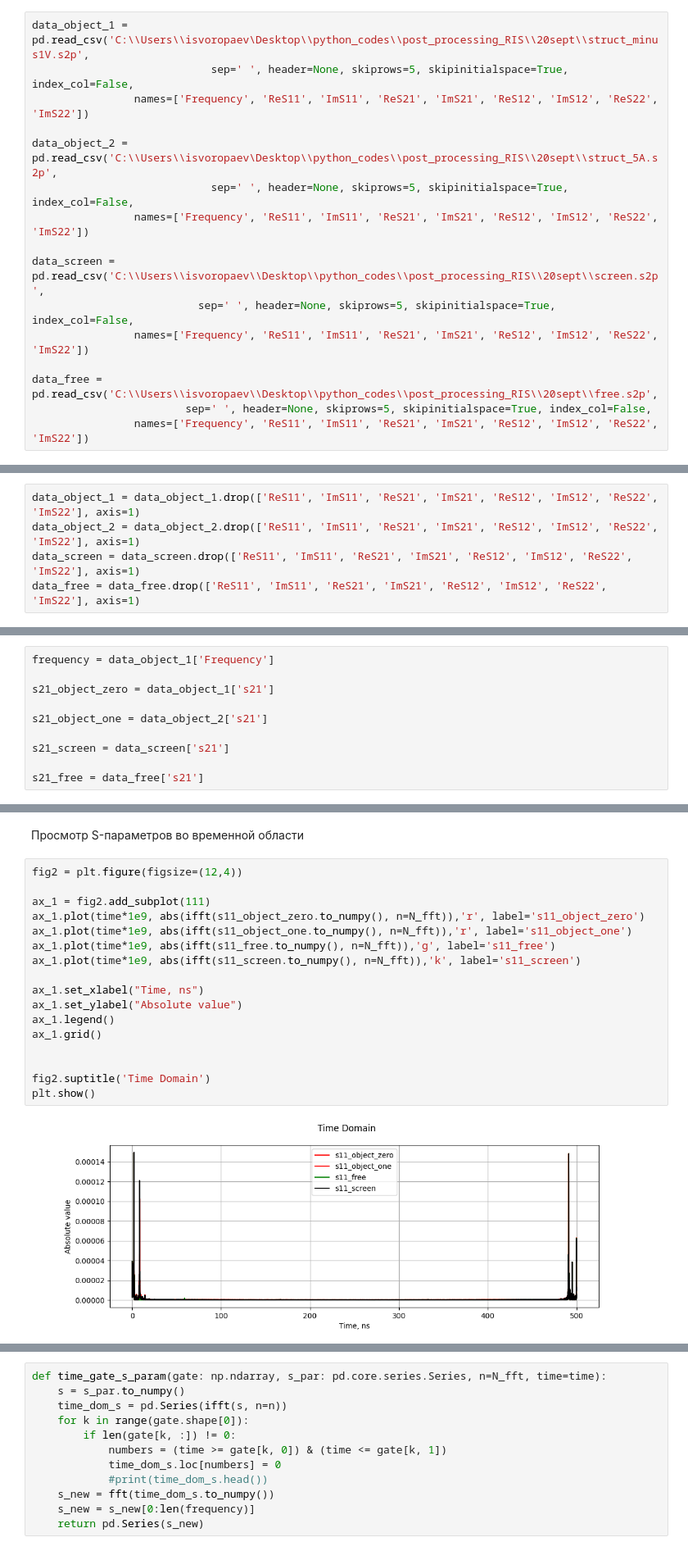
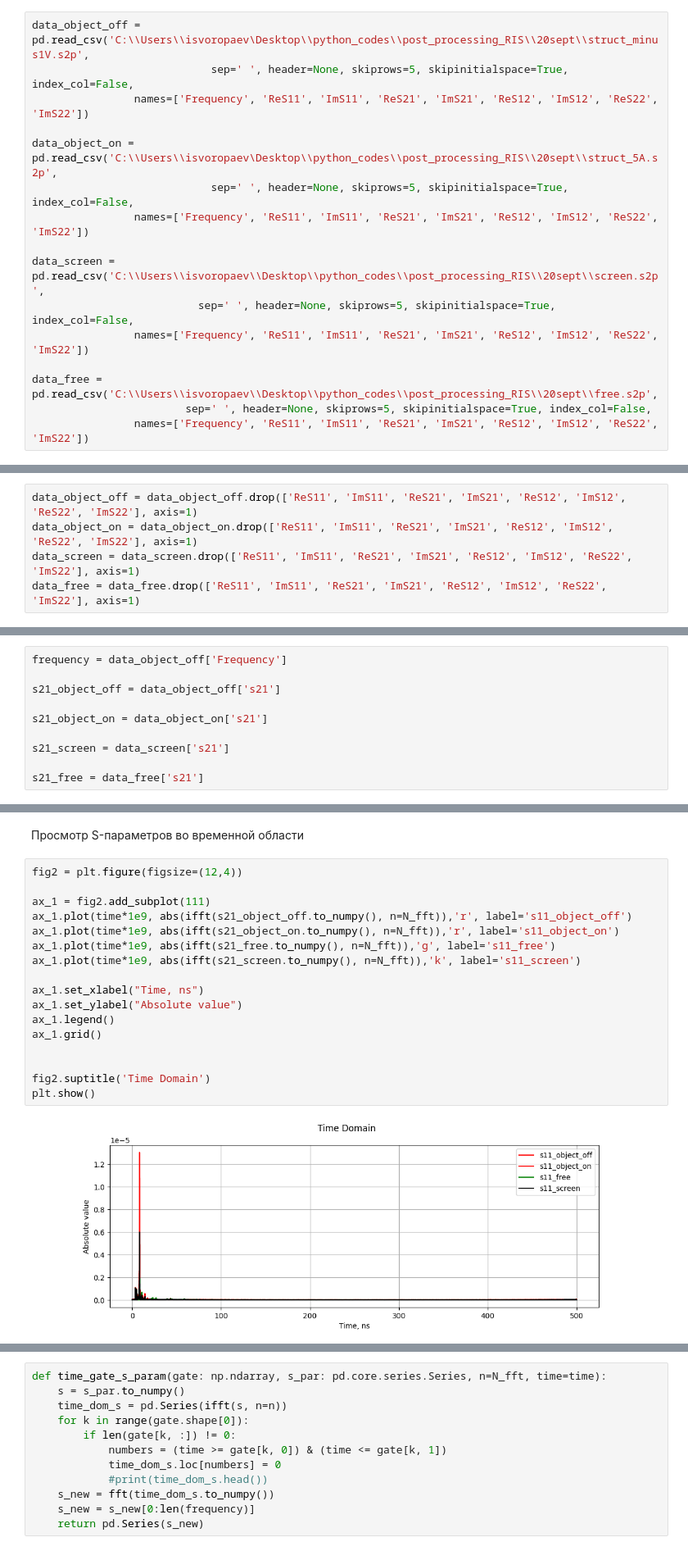
Before and after one commit to isvoropaev02/post_processing_RIS, a Jupyter notebook: S21.ipynb, the cells around one changed output, grey strips where cells are left out. Shown at 82% size. Saved outputs shown, nothing was run; the diff lists cells and outputs as text.

```diff
--- a/S21.ipynb
+++ b/S21.ipynb
@@ -15,11 +15,11 @@ time_gating = True # указать, нужен или не нужен
 # %% [markdown]
 ### Импорт сырых данных из .s2p файла и перевод их в комплексные числа
 # %%
-data_object_1 = pd.read_csv('C:\\Users\\isvoropaev\Desktop\\python_codes\\post_processing_RIS\\20sept\\struct_minus1V.s2p',
+data_object_off = pd.read_csv('C:\\Users\\isvoropaev\Desktop\\python_codes\\post_processing_RIS\\20sept\\struct_minus1V.s2p',
                             sep=' ', header=None, skiprows=5, skipinitialspace=True, index_col=False,
                 names=['Frequency', 'ReS11', 'ImS11', 'ReS21', 'ImS21', 'ReS12', 'ImS12', 'ReS22', 'ImS22'])
 
-data_object_2 = pd.read_csv('C:\\Users\\isvoropaev\Desktop\\python_codes\\post_processing_RIS\\20sept\\struct_5A.s2p',
+data_object_on = pd.read_csv('C:\\Users\\isvoropaev\Desktop\\python_codes\\post_processing_RIS\\20sept\\struct_5A.s2p',
                             sep=' ', header=None, skiprows=5, skipinitialspace=True, index_col=False,
                 names=['Frequency', 'ReS11', 'ImS11', 'ReS21', 'ImS21', 'ReS12', 'ImS12', 'ReS22', 'ImS22'])
 
@@ -50,8 +50,8 @@ for dataset in [data_object_1, data_object_2, data_screen, data_free]: # это
 # %% [markdown]
 Удаление исходных колонок
 # %%
-data_object_1 = data_object_1.drop(['ReS11', 'ImS11', 'ReS21', 'ImS21', 'ReS12', 'ImS12', 'ReS22', 'ImS22'], axis=1)
-data_object_2 = data_object_2.drop(['ReS11', 'ImS11', 'ReS21', 'ImS21', 'ReS12', 'ImS12', 'ReS22', 'ImS22'], axis=1)
+data_object_off = data_object_off.drop(['ReS11', 'ImS11', 'ReS21', 'ImS21', 'ReS12', 'ImS12', 'ReS22', 'ImS22'], axis=1)
+data_object_on = data_object_on.drop(['ReS11', 'ImS11', 'ReS21', 'ImS21', 'ReS12', 'ImS12', 'ReS22', 'ImS22'], axis=1)
 data_screen = data_screen.drop(['ReS11', 'ImS11', 'ReS21', 'ImS21', 'ReS12', 'ImS12', 'ReS22', 'ImS22'], axis=1)
 data_free = data_free.drop(['ReS11', 'ImS11', 'ReS21', 'ImS21', 'ReS12', 'ImS12', 'ReS22', 'ImS22'], axis=1)
 # %%
@@ -66,11 +66,11 @@ data_object_2.head() # просмотр нового датасета
 # %% [markdown]
 Создаем переменные, с которыми будем непосредственно работать (массивы формата `pd.Series`)
 # %%
-frequency = data_object_1['Frequency']
+frequency = data_object_off['Frequency']
 
-s21_object_zero = data_object_1['s21']
+s21_object_off = data_object_off['s21']
 
-s21_object_one = data_object_2['s21']
+s21_object_on = data_object_on['s21']
 
 s21_screen = data_screen['s21']
 
@@ -127,20 +127,20 @@ time[-1] # последний элемент
 # %%
 fig2 = plt.figure(figsize=(12,4))
 
 ax_1 = fig2.add_subplot(111)
-ax_1.plot(time*1e9, abs(ifft(s11_object_zero.to_numpy(), n=N_fft)),'r', label='s11_object_zero')
-ax_1.plot(time*1e9, abs(ifft(s11_object_one.to_numpy(), n=N_fft)),'r', label='s11_object_one')
-ax_1.plot(time*1e9, abs(ifft(s11_free.to_numpy(), n=N_fft)),'g', label='s11_free')
-ax_1.plot(time*1e9, abs(ifft(s11_screen.to_numpy(), n=N_fft)),'k', label='s11_screen')
+ax_1.plot(time*1e9, abs(ifft(s21_object_off.to_numpy(), n=N_fft)),'r', label='s11_object_off')
+ax_1.plot(time*1e9, abs(ifft(s21_object_on.to_numpy(), n=N_fft)),'r', label='s11_object_on')
+ax_1.plot(time*1e9, abs(ifft(s21_free.to_numpy(), n=N_fft)),'g', label='s11_free')
+ax_1.plot(time*1e9, abs(ifft(s21_screen.to_numpy(), n=N_fft)),'k', label='s11_screen')
 
 ax_1.set_xlabel("Time, ns")
 ax_1.set_ylabel("Absolute value")
 ax_1.legend()
 ax_1.grid()
 
 
 fig2.suptitle('Time Domain')
 plt.show()
 # %% [output]
-[figure, old version]
+[figure, new version]
 # %%
```
Also changed, not shown: parts of 12 cells of this notebook.
